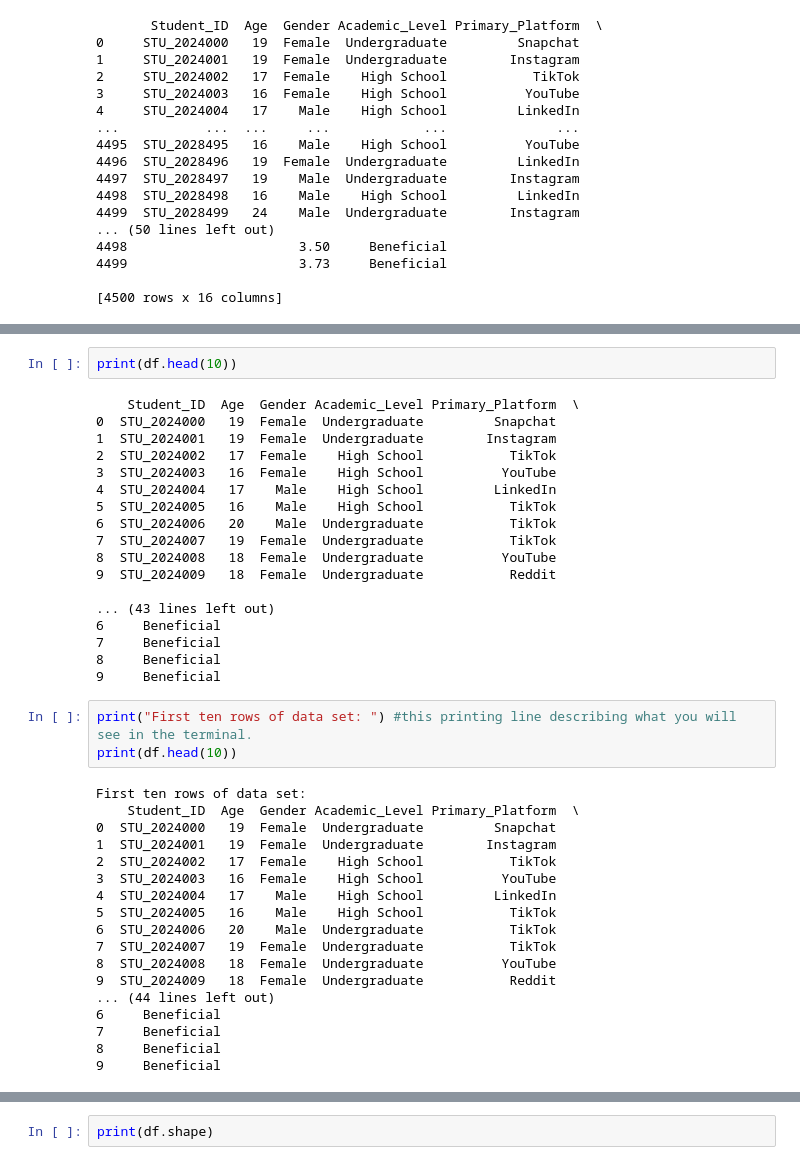
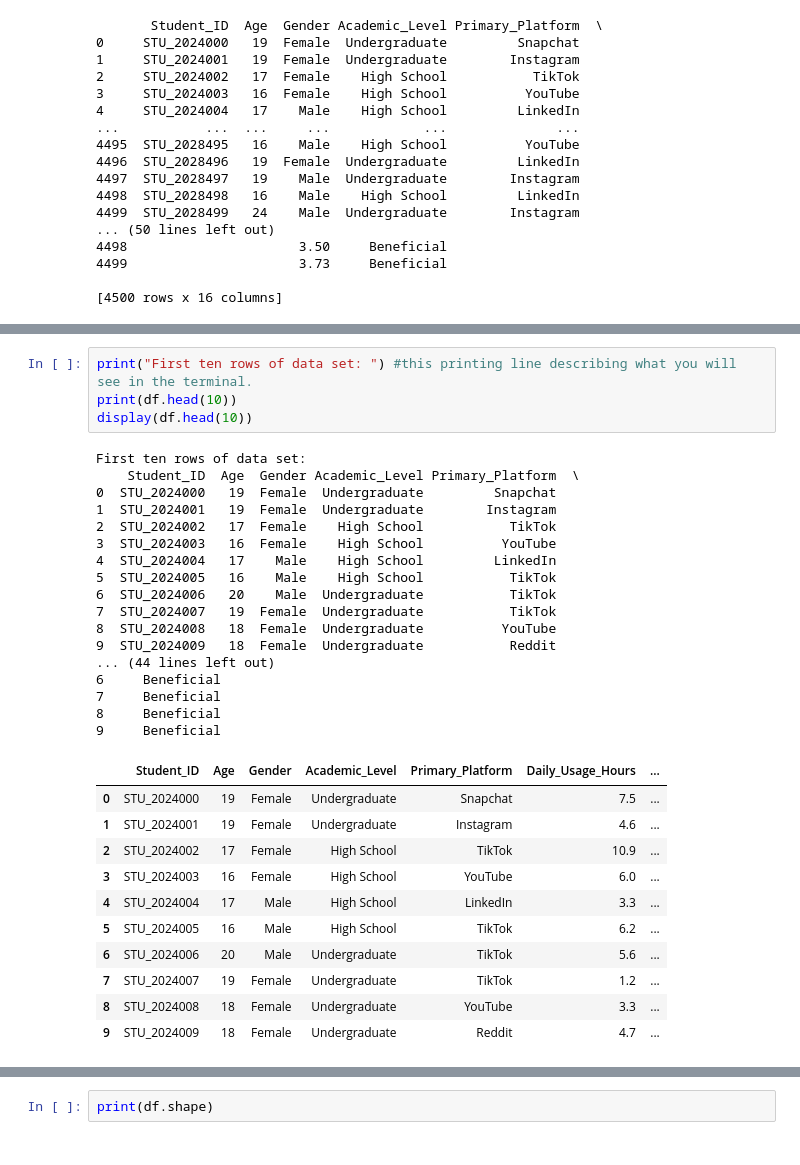
Before and after one commit to Innovators-for-Purpose/iFp-CS-Summer-Learning, a Jupyter notebook: Data-Analysis-Track/my-jupyter-data-analysis.ipynb, the cells around one changed output, grey strips where cells are left out. Drawn from its saved outputs; the diff is of its cells as text.

```diff
--- a/Data-Analysis-Track/my-jupyter-data-analysis.ipynb
+++ b/Data-Analysis-Track/my-jupyter-data-analysis.ipynb
@@ -48,43 +64,35 @@ print(df.head())
-# %%
-print(df.head(10))
-# %% [output]
-    Student_ID  Age  Gender Academic_Level Primary_Platform  \
-0  STU_2024000   19  Female  Undergraduate         Snapchat
-1  STU_2024001   19  Female  Undergraduate        Instagram
-2  STU_2024002   17  Female    High School           TikTok
-3  STU_2024003   16  Female    High School          YouTube
-4  STU_2024004   17    Male    High School         LinkedIn
-5  STU_2024005   16    Male    High School           TikTok
-6  STU_2024006   20    Male  Undergraduate           TikTok
-7  STU_2024007   19  Female  Undergraduate           TikTok
-8  STU_2024008   18  Female  Undergraduate          YouTube
-9  STU_2024009   18  Female  Undergraduate           Reddit
-
-... (43 lines left out)
-6     Beneficial
-7     Beneficial
-8     Beneficial
-9     Beneficial
 # %%
 print("First ten rows of data set: ") #this printing line describing what you will see in the terminal.
 print(df.head(10))
+display(df.head(10))
 # %% [output]
 First ten rows of data set:
     Student_ID  Age  Gender Academic_Level Primary_Platform  \
 0  STU_2024000   19  Female  Undergraduate         Snapchat
 1  STU_2024001   19  Female  Undergraduate        Instagram
 2  STU_2024002   17  Female    High School           TikTok
 3  STU_2024003   16  Female    High School          YouTube
 4  STU_2024004   17    Male    High School         LinkedIn
 5  STU_2024005   16    Male    High School           TikTok
 6  STU_2024006   20    Male  Undergraduate           TikTok
 7  STU_2024007   19  Female  Undergraduate           TikTok
 8  STU_2024008   18  Female  Undergraduate          YouTube
 9  STU_2024009   18  Female  Undergraduate           Reddit
 ... (44 lines left out)
 6     Beneficial
 7     Beneficial
 8     Beneficial
 9     Beneficial
+|  | Student_ID | Age | Gender | Academic_Level | Primary_Platform | Daily_Usage_Hours | ... |
+| 0 | STU_2024000 | 19 | Female | Undergraduate | Snapchat | 7.5 | ... |
+| 1 | STU_2024001 | 19 | Female | Undergraduate | Instagram | 4.6 | ... |
+| 2 | STU_2024002 | 17 | Female | High School | TikTok | 10.9 | ... |
+| 3 | STU_2024003 | 16 | Female | High School | YouTube | 6.0 | ... |
+| 4 | STU_2024004 | 17 | Male | High School | LinkedIn | 3.3 | ... |
+| 5 | STU_2024005 | 16 | Male | High School | TikTok | 6.2 | ... |
+| 6 | STU_2024006 | 20 | Male | Undergraduate | TikTok | 5.6 | ... |
+| 7 | STU_2024007 | 19 | Female | Undergraduate | TikTok | 1.2 | ... |
+| 8 | STU_2024008 | 18 | Female | Undergraduate | YouTube | 3.3 | ... |
+| 9 | STU_2024009 | 18 | Female | Undergraduate | Reddit | 4.7 | ... |
 # %%
 print(df.tail())
```
Also changed, not shown: parts of 6 cells of this notebook, 2 other files.
